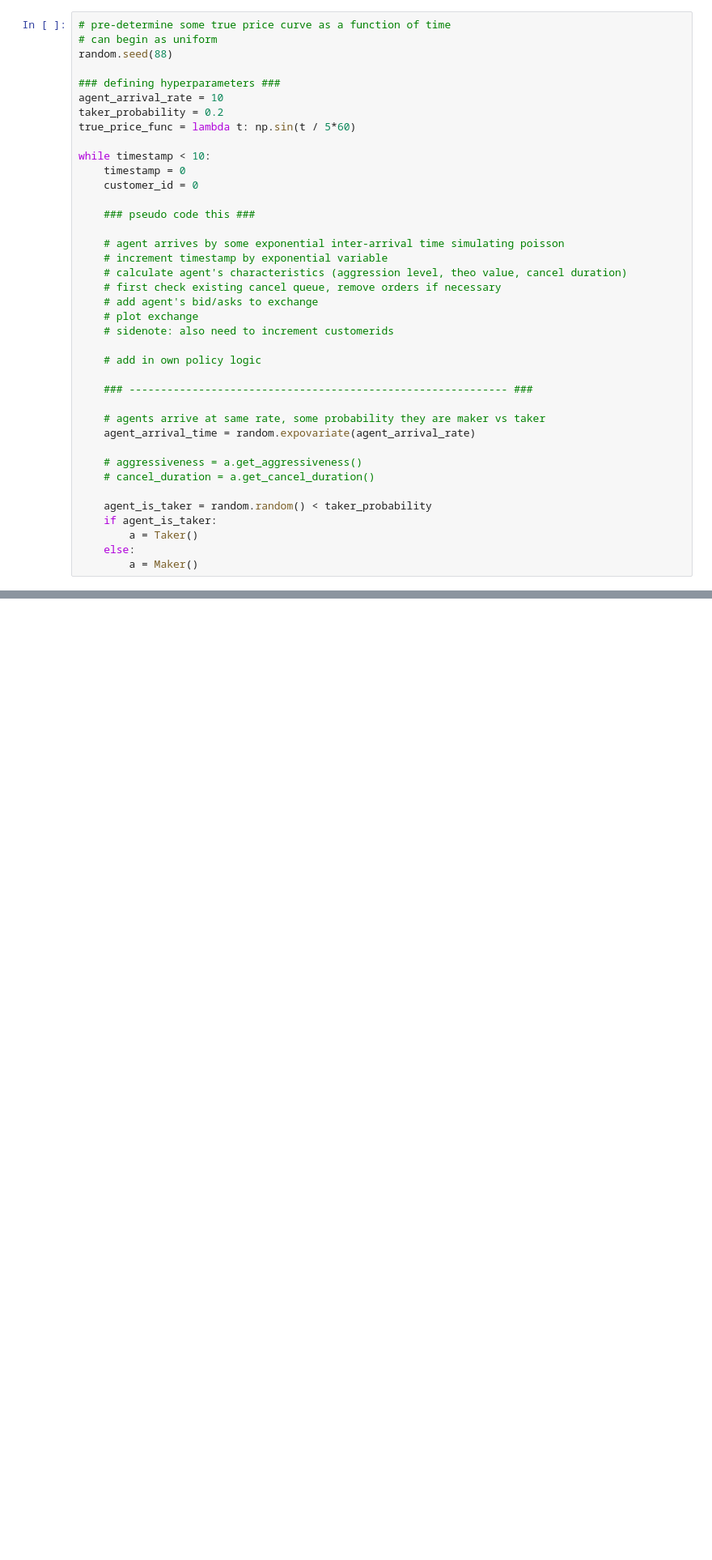
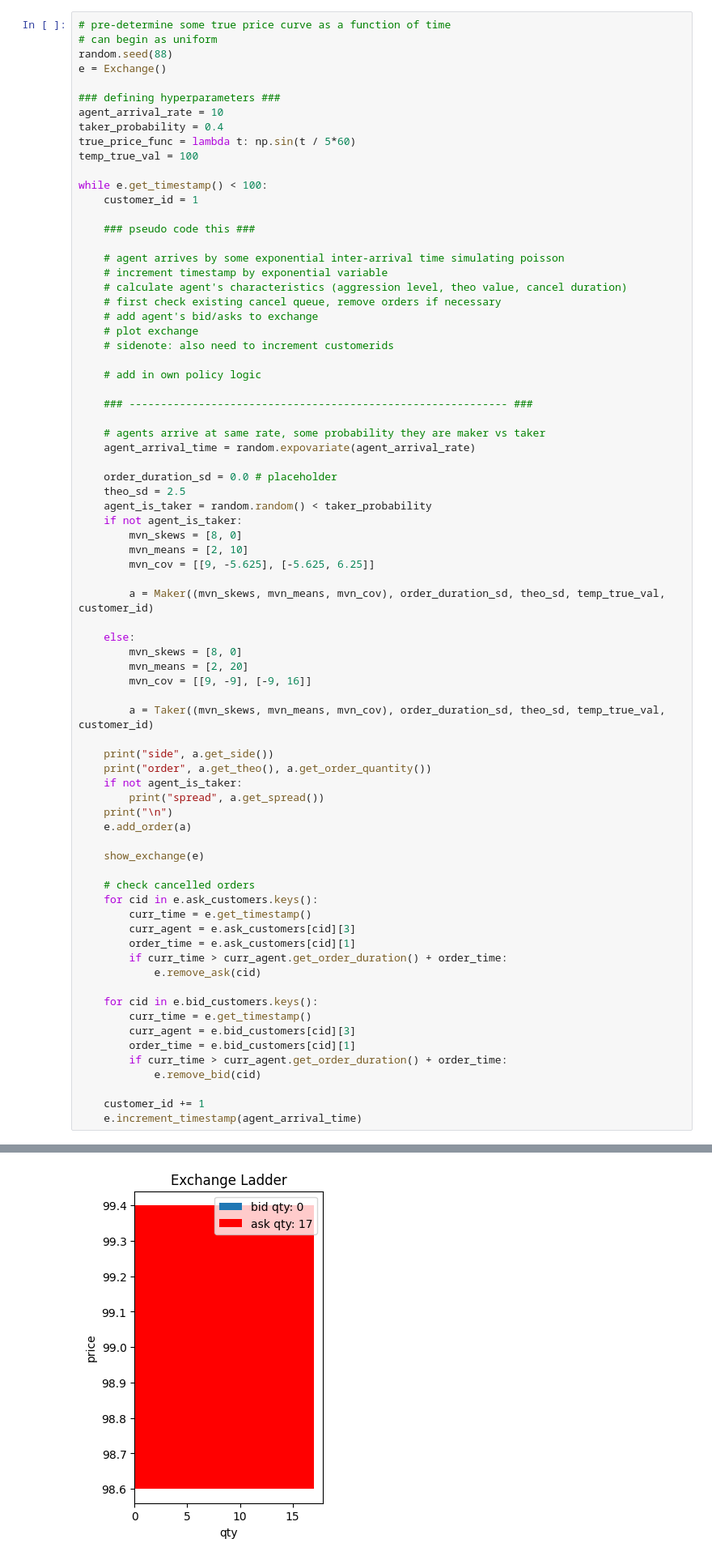
Before and after one commit to albertw-asf/marketSimulationIEOR174, a Jupyter notebook: simulation.ipynb, the cells around one changed output, grey strips where cells are left out. Shown at 81% size. Saved outputs shown, nothing was run; the diff lists cells and outputs as text; blank space fills up the shorter version.

```diff
--- a/simulation.ipynb
+++ b/simulation.ipynb
@@ -107,15 +90,16 @@ np.random.normal()
 # pre-determine some true price curve as a function of time
 # can begin as uniform
 random.seed(88)
+e = Exchange()
 
 ### defining hyperparameters ###
 agent_arrival_rate = 10
-taker_probability = 0.2
+taker_probability = 0.4
 true_price_func = lambda t: np.sin(t / 5*60)
+temp_true_val = 100
 
-while timestamp < 10:
-    timestamp = 0
-    customer_id = 0
+while e.get_timestamp() < 100:
+    customer_id = 1
 
     ### pseudo code this ###
 
@@ -134,11 +118,47 @@ while timestamp < 10:
     # agents arrive at same rate, some probability they are maker vs taker
     agent_arrival_time = random.expovariate(agent_arrival_rate)
 
-    # aggressiveness = a.get_aggressiveness()
-    # cancel_duration = a.get_cancel_duration()
+    order_duration_sd = 0.0 # placeholder
+    theo_sd = 2.5
+    agent_is_taker = random.random() < taker_probability
+    if not agent_is_taker:
+        mvn_skews = [8, 0]
+        mvn_means = [2, 10]
+        mvn_cov = [[9, -5.625], [-5.625, 6.25]]
 
-    agent_is_taker = random.random() < taker_probability
-    if agent_is_taker:
-        a = Taker()
+        a = Maker((mvn_skews, mvn_means, mvn_cov), order_duration_sd, theo_sd, temp_true_val, customer_id)
+
     else:
-        a = Maker()
+        mvn_skews = [8, 0]
+        mvn_means = [2, 20]
+        mvn_cov = [[9, -9], [-9, 16]]
+
+        a = Taker((mvn_skews, mvn_means, mvn_cov), order_duration_sd, theo_sd, temp_true_val, customer_id)
+
+    print("side", a.get_side())
+    print("order", a.get_theo(), a.get_order_quantity())
+    if not agent_is_taker:
+        print("spread", a.get_spread())
+    print("\n")
+    e.add_order(a)
+
+    show_exchange(e)
+
+    # check cancelled orders
+    for cid in e.ask_customers.keys():
+        curr_time = e.get_timestamp()
+        curr_agent = e.ask_customers[cid][3]
+        order_time = e.ask_customers[cid][1]
+        if curr_time > curr_agent.get_order_duration() + order_time:
+            e.remove_ask(cid)
+
+    for cid in e.bid_customers.keys():
+        curr_time = e.get_timestamp()
+        curr_agent = e.bid_customers[cid][3]
+        order_time = e.bid_customers[cid][1]
+        if curr_time > curr_agent.get_order_duration() + order_time:
+            e.remove_bid(cid)
+
+    customer_id += 1
+    e.increment_timestamp(agent_arrival_time)
+# %% [output]
@@ -144,0 +186 @@ while timestamp < 10:
+[figure, added]
```
Also changed, not shown: parts of 21 cells of this notebook, 6 other files.
